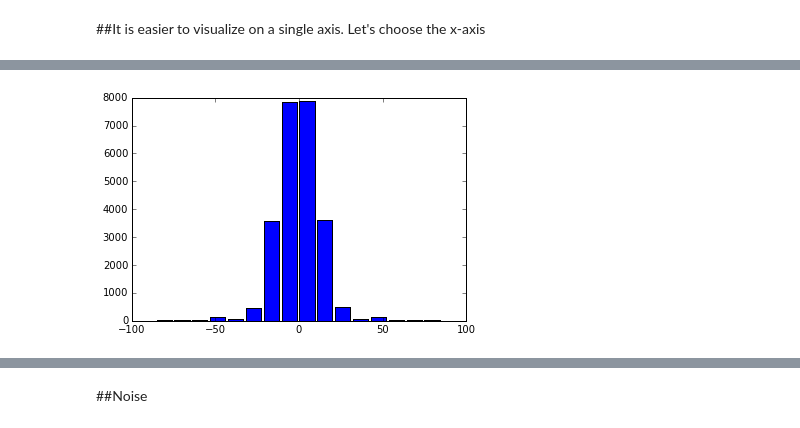
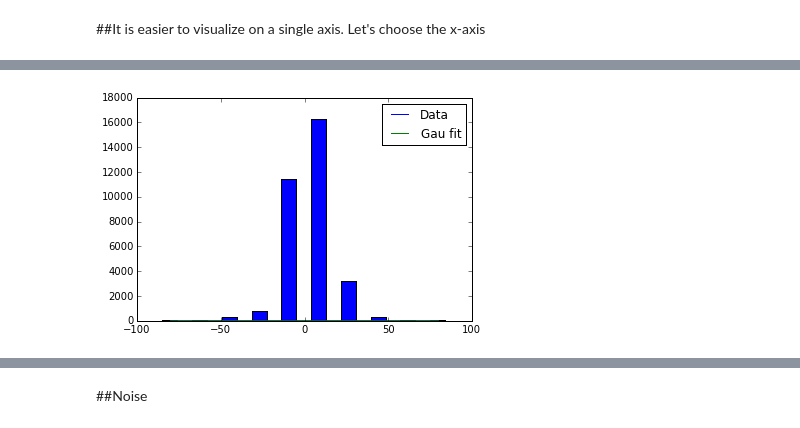
Before and after one commit to UCLA-Chem114/lab_notebooks, a Jupyter notebook: Intro to Superresolution.ipynb, the cells around one changed output, grey strips where cells are left out. Saved outputs shown, nothing was run; the diff lists cells and outputs as text; code cells hidden in the pictures.

```diff
--- a/Intro to Superresolution.ipynb
+++ b/Intro to Superresolution.ipynb
@@ -142,5 +201,8 @@ def plot_airy2d(x_0=0, l = 600, M = 60, NA = 1.4):
 # %%
-@interact(x_0 =(-80,80,0.1), l = (200, 900, 1), M = (10,100,10), NA = (0.5, 2.0, 0.1))
+@interact(x_0 = u'0',
+          l = u'600',
+          M = u'60',
+          NA = u'1.4')
 def plot_airy2d(x_0=0, l = 600, M = 60, NA = 1.4):
 
     # Define a few parameters for the Airy Function
@@ -156,6 +218,12 @@ def plot_airy2d(x_0=0, l = 600, M = 60, NA = 1.4):
     n_prime = 1.518 #index of refraction of objective
     #M  = 60       # Magnification (60x)
 
+    #Jury rigging the code
+    x_0 = np.float(x_0)
+    l = np.float(l)
+    M = np.float(M)
+    NA = np.float(NA)
+
     # Function
     xx, yy = meshgrid(xdist, ydist, sparse=True) # Prepares Grid Points
     rho = np.sqrt((xx-x_0)**2+(yy)**2) # Distance from center
@@ -164,7 +232,6 @@ def plot_airy2d(x_0=0, l = 600, M = 60, NA = 1.4):
     #I_0 = (math.pi**4/(epsilon_0*n*n_prime))*(mu**2/l**6)*(NA**4/M**2)  # Represents the number of photons we recieve
 
     I = (2*scipy.special.jv(1,2*math.pi*rho_tilde)/(2*math.pi*rho_tilde))**2 #Represents where we recieve the photons spatially
-
 
 
     pg,cg = curve_fit(fgau,xdist,I[I.shape[1]/2,:])
@@ -244,6 +381,15 @@ def plot_airy(x_0=0, y_0=0, l = 600, M = 60, NA = 1.4):
 # %%
-@interact(x_0 =(-80,80,0.1), l = (200, 900, 1), M = (10,100,10), NA = (0.5, 2.0, 0.1))
-def plot_airy2d(x_0=0, l = 600, M = 60, NA = 1.4):
+@interact(x_0 =u'0',
+          l = u'600',
+          M = u'60',
+          NA = u'1.4',
+          pixelsize = u'16')
+
+def plot_airy2d(x_0=0,
+                l = 600,
+                M = 60,
+                NA = 1.4,
+                pixelsize = 16):
 
     # Define a few parameters for the Airy Function
 
@@ -258,6 +404,16 @@ def plot_airy2d(x_0=0, l = 600, M = 60, NA = 1.4):
     n_prime = 1.518 #index of refraction of objective
     #M  = 60       # Magnification (60x)
 
+    #Jury rigging the code
+    x_0 = np.float(x_0)
+    l = np.float(l)
+    M = np.float(M)
+    NA = np.float(NA)
+    pixelsize = np.float(pixelsize)
+
+    #Usable Pixel Numbers
+    print 'Pixel = 2,4,5,8,10,16,20,25,32,40,50,64,80,100,160,200,320,400,800,1600'
+
     # Function
     xx, yy = meshgrid(xdist, ydist, sparse=True) # Prepares Grid Points
     rho = np.sqrt((xx-x_0)**2+(yy)**2) # Distance from center
@@ -267,10 +423,39 @@ def plot_airy2d(x_0=0, l = 600, M = 60, NA = 1.4):
 
     I = (2*scipy.special.jv(1,2*math.pi*rho_tilde)/(2*math.pi*rho_tilde))**2 #Represents where we recieve the photons spatially
 
-    pixel = I.reshape(16,100,16,100)
+    pixel = I.reshape(pixelsize,1600/pixelsize,pixelsize,1600/pixelsize)
     pixel = pixel.sum(axis=3).sum(axis=1)
-    xpixel = linspace(-80,80,16)
-    ypixel = xpixel
+    xpixel = linspace(-80,80,pixelsize)
     centerpixel = xpixel-5
+
+    pg,cg = curve_fit(fgau,xpixel,pixel[pixel.shape[1]/2,:])
+
+    ygau = fgau(xdist,*pg)
+
+
     bar(centerpixel,pixel[pixel.shape[1]/2,:],width=9)
+    plot(xdist,I[I.shape[1]/2,:],'b-',label='Data')
+
+    plot(xdist,ygau,'g-',label='Gau fit')
+    legend()
+
+    print ''
+    t = Table()
+    t['Normalization'] = [pg[0]]
+    t['FWHM'] = [2.0*math.sqrt(2.0*math.log(10.0))*pg[2]]
+    t['Center'] = [pg[1]]
+    print t
+
+    print ''
+
+    tstddev = Table()
+    tstddev['Norm std dev'] = [sqrt(diag(cg))[0]]
+    tstddev['FWHM std dev'] = [sqrt(diag(cg))[2]]
+    tstddev['Center std dev'] = [sqrt(diag(cg))[1]]
+    print tstddev
+
+    print ''
+
+    print 'Gau fit parameters     {0:6.3f} {1:6.3f} {2:6.3f}'.format(*pg)
+    print 'Gau fit std dev        {0:6.3f} {1:6.3f} {2:6.3f}'.format(*sqrt(diag(cg)))
 # %% [output]
@@ -277 +474 @@ def plot_airy2d(x_0=0, l = 600, M = 60, NA = 1.4):
-[figure, old version]
+[figure, new version]
```
Also changed, not shown: parts of 22 cells of this notebook, 1 other file.
